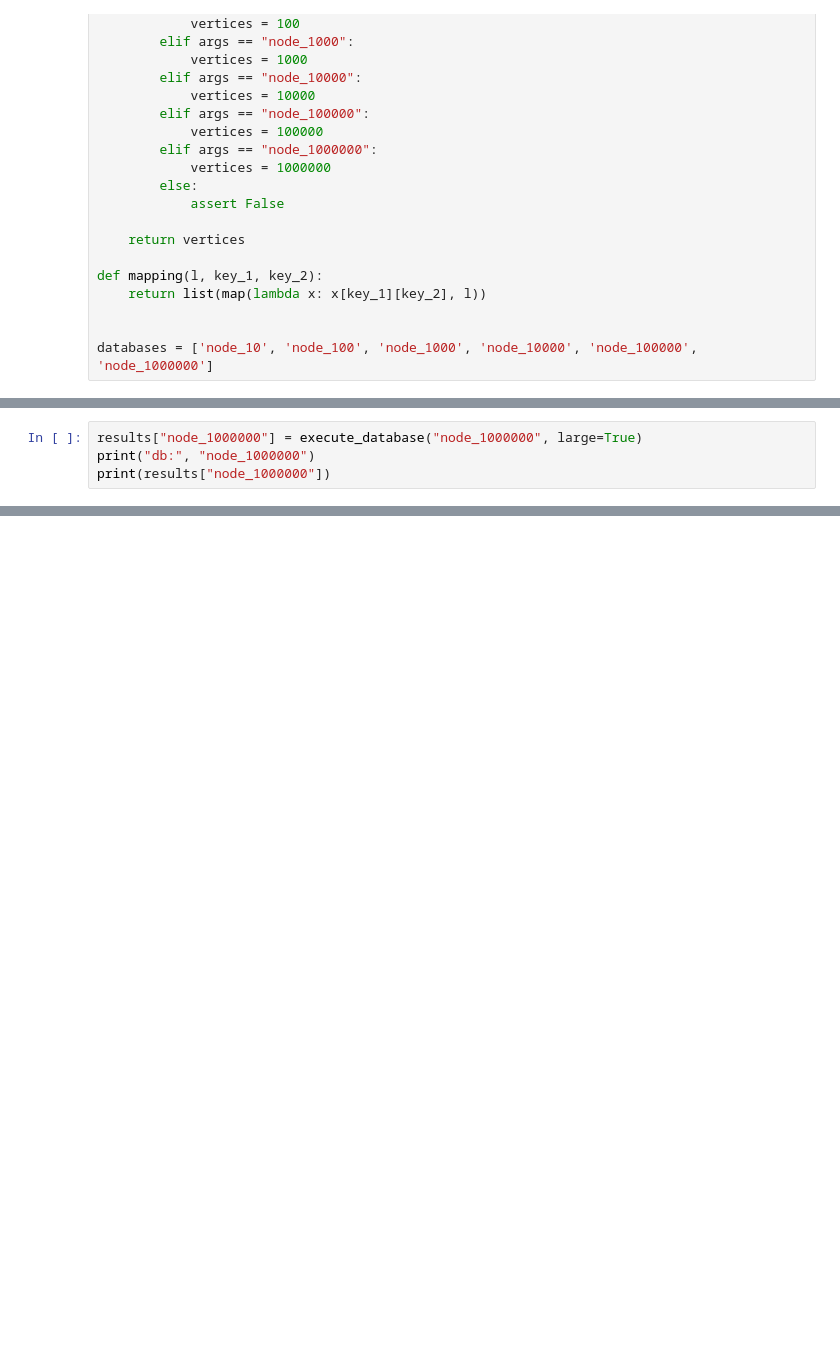
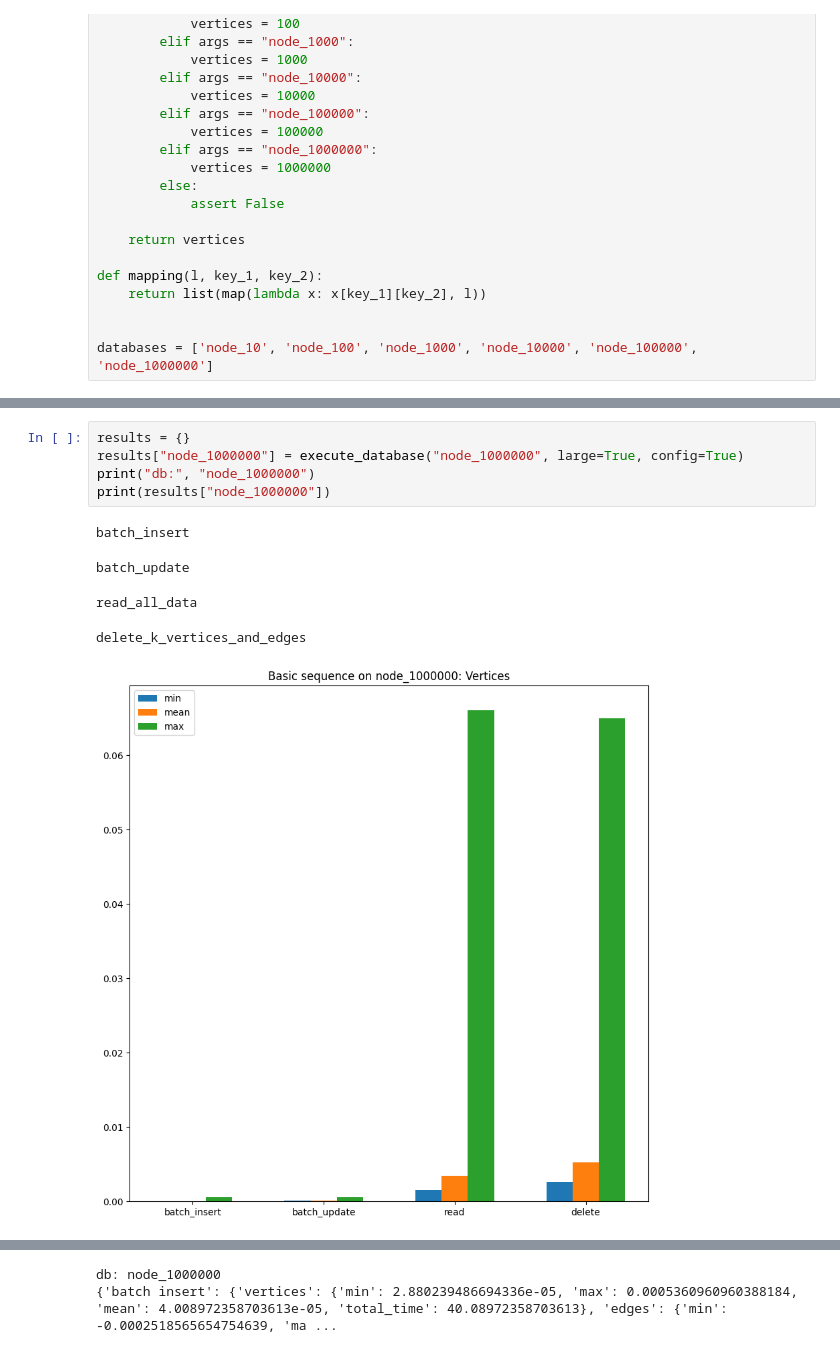
Before and after one commit to thodpap/CompareGraphDatabases, a Jupyter notebook: neo4j/main.ipynb, the cells around one changed output, grey strips where cells are left out. Saved outputs shown, nothing was run; the diff lists cells and outputs as text; blank space fills up the shorter version.

```diff
--- a/neo4j/main.ipynb
+++ b/neo4j/main.ipynb
@@ -210,4 +265,11 @@ print(results["node_100000"])
 # %%
-results["node_1000000"] = execute_database("node_1000000", large=True)
+results = {}
+results["node_1000000"] = execute_database("node_1000000", large=True, config=True)
 print("db:", "node_1000000")
 print(results["node_1000000"])
+# %% [output]
+batch_insert
+batch_update
+read_all_data
+delete_k_vertices_and_edges
+[figure, added]
@@ -213,0 +277,2 @@ print(results["node_1000000"])
+db: node_1000000
+{'batch insert': {'vertices': {'min': 2.880239486694336e-05, 'max': 0.0005360960960388184, 'mean': 4.008972358703613e-05, 'total_time': 40.08972358703613}, 'edges': {'min': -0.0002518565654754639, 'ma ...
```
Also changed, not shown: parts of 22 cells of this notebook, 53 other files.
